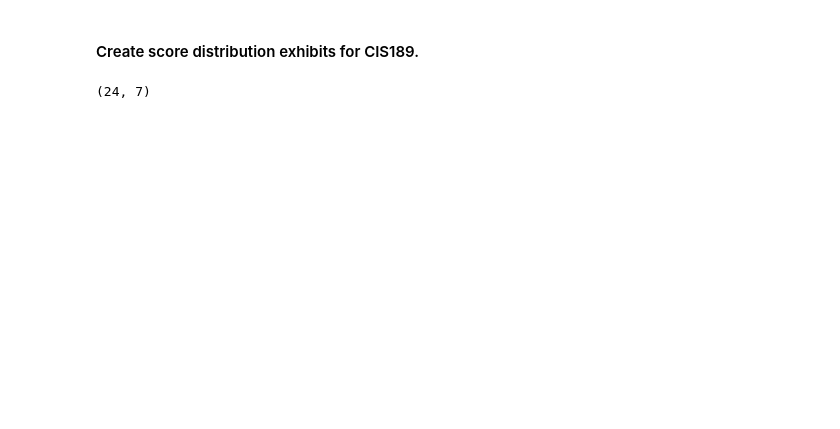
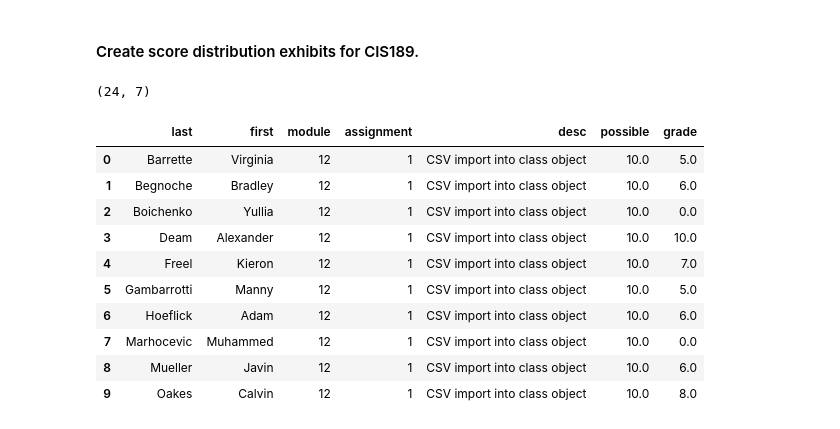
Before and after one commit to ibuys/DMACC-CIS189, a Jupyter notebook: Misc/AssignmentExhibitMaker.ipynb, the cells around one changed output. Drawn from its saved outputs; the diff is of its cells as text; code cells hidden in the pictures; blank space fills up the shorter version.

```diff
--- a/Misc/AssignmentExhibitMaker.ipynb
+++ b/Misc/AssignmentExhibitMaker.ipynb
@@ -3,27 +3,41 @@
 # %%
 
 from random import sample
 import matplotlib as mpl
 import matplotlib.cm as cm
 import matplotlib.pyplot as plt
 import numpy as np
 import pandas as pd
 
 
 # Configuration ----------------------------------------------------------------
 
 csv_path = "G:/My Drive/CIS189/Spring-2024-CIS189-Grades.csv"
-module = 11
+module = 12
 
 # ------------------------------------------------------------------------------
 
 dfall = pd.read_csv(csv_path)
 
 df = dfall[dfall.module==module].reset_index(drop=True)
 
 print(df.shape)
+
+
+df.head(10)
 # %% [output]
 (24, 7)
+|  | last | first | module | assignment | desc | possible | grade |
+| 0 | Barrette | Virginia | 12 | 1 | CSV import into class object | 10.0 | 5.0 |
+| 1 | Begnoche | Bradley | 12 | 1 | CSV import into class object | 10.0 | 6.0 |
+| 2 | Boichenko | Yullia | 12 | 1 | CSV import into class object | 10.0 | 0.0 |
+| 3 | Deam | Alexander | 12 | 1 | CSV import into class object | 10.0 | 10.0 |
+| 4 | Freel | Kieron | 12 | 1 | CSV import into class object | 10.0 | 7.0 |
+| 5 | Gambarrotti | Manny | 12 | 1 | CSV import into class object | 10.0 | 5.0 |
+| 6 | Hoeflick | Adam | 12 | 1 | CSV import into class object | 10.0 | 6.0 |
+| 7 | Marhocevic | Muhammed | 12 | 1 | CSV import into class object | 10.0 | 0.0 |
+| 8 | Mueller | Javin | 12 | 1 | CSV import into class object | 10.0 | 6.0 |
+| 9 | Oakes | Calvin | 12 | 1 | CSV import into class object | 10.0 | 8.0 |
 # %%
 
 
```
Also changed, not shown: parts of 2 cells of this notebook, 3 other files.
